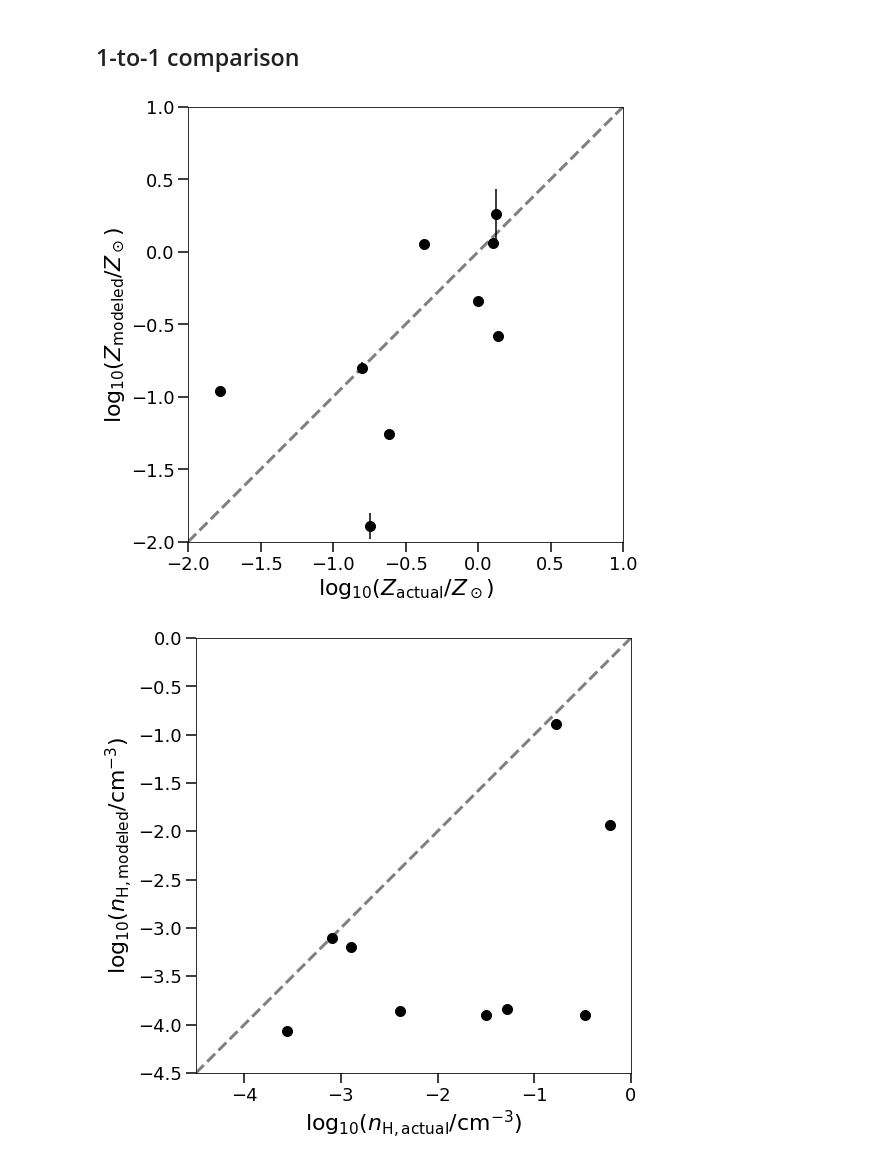
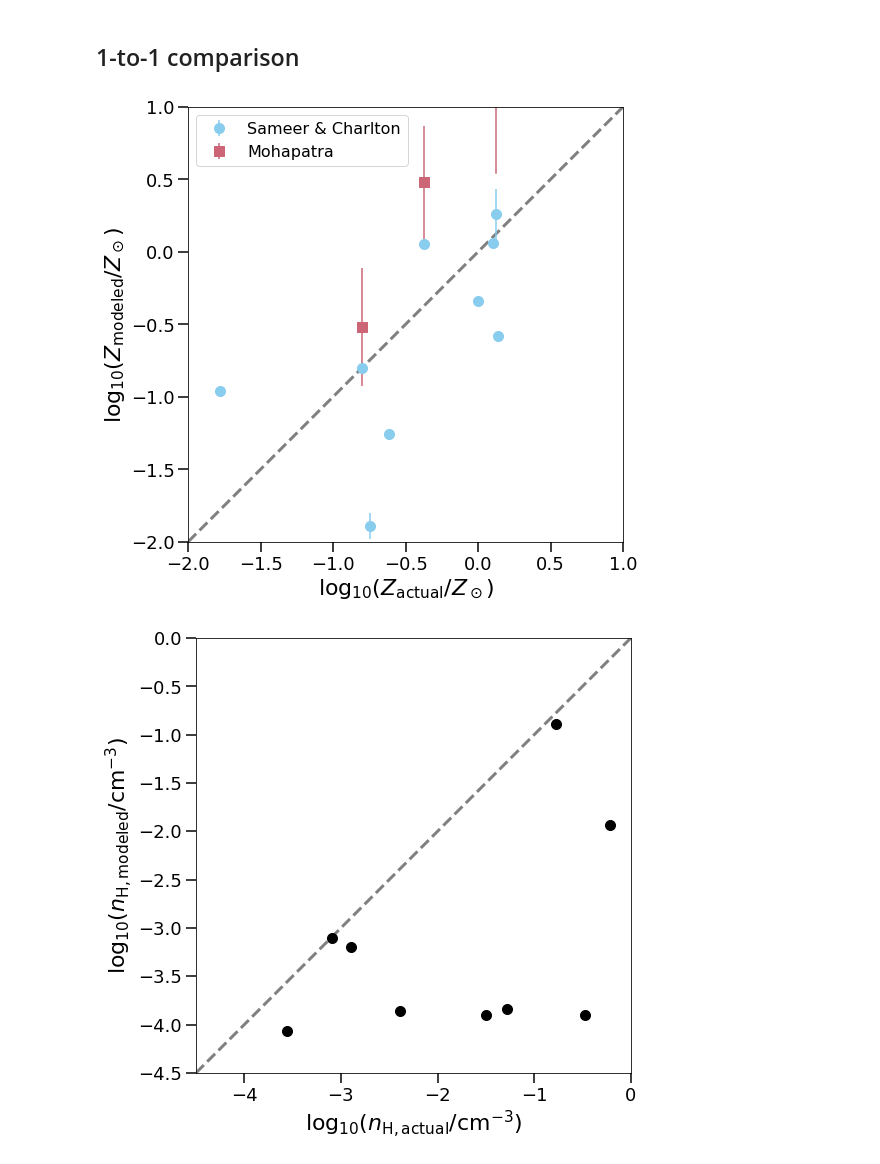
Before and after one commit to chummels/cgm_modeling_challenge, a Jupyter notebook: sample0_comparison.ipynb, the cells around one changed output. Saved outputs shown, nothing was run; the diff lists cells and outputs as text; code cells hidden in the pictures.

Commit message:
Added Abhisek Mohapatra's rough calculations.

```diff
--- a/comparsion_sameer_charlton.ipynb
+++ b/sample0_comparison.ipynb
@@ -41,6 +41,13 @@ modeled = {
 }
 # %%
 phase_diagram = verdict.Dict.from_hdf5( './data/m12i_phase_diagram_z0.25.h5' )
+# %%
+met_mohapatra = np.full( ( actual['metallicity'].size ),  np.nan,  )
+emet_mohapatra = np.full( ( actual['metallicity'].size ),  np.nan,  )
+met_mohapatra[7] = -0.52
+emet_mohapatra[7] = 0.41
+met_mohapatra[9] = 0.48
+emet_mohapatra[9] = 0.39
 # %% [markdown]
 ### Address Possible Scrambling of Sightline Inds
 # %% [markdown]
@@ -82,6 +89,8 @@ It doesn't look like there was a mixup...
 # Results
 # %% [markdown]
 ## 1-to-1 comparison
+# %%
+colormap = palettable.cartocolors.qualitative.Safe_10.mpl_colors
 # %%
 fig = plt.figure( figsize=(8,8), facecolor='w' )
 ax = plt.gca()
@@ -92,8 +101,25 @@ ax.errorbar(
     yerr = modeled['emetallicity'],
     marker = 'o',
     markersize = 10,
-    color = 'k',
+    color = colormap[0],
     linestyle = 'none',
+    label = 'Sameer & Charlton',
+)
+
+ax.errorbar(
+    np.log10( actual['metallicity'] ),
+    met_mohapatra,
+    yerr = emet_mohapatra,
+    marker = 's',
+    markersize = 10,
+    color = colormap[1],
+    linestyle = 'none',
+    label = 'Mohapatra',
+)
+ax.plot(
+    [ np.log10( actual['metallicity'] )[8], ]*2,
+    [ 0.54, 1000 ],
+    color = colormap[1],
 )
 
 # ax.errorbar(
@@ -101,34 +127,38 @@ ax.errorbar(
 #     modeled['metallicity'][model_sort_inds],
 #     yerr = modeled['emetallicity'][model_sort_inds],
 #     marker = 'o',
 #     markersize = 10,
 #     color = '0.5',
 #     linestyle = 'none',
 #     zorder = -5,
 # )
 
 ax.plot(
     [ -2, 1 ],
     [ -2, 1 ],
     color = '0.5',
     linestyle = '--',
     linewidth = 3,
     zorder = -10,
 )
 
 ax.tick_params( length=10, width=1.5, labelsize=18 )
 
 ax.set_xlabel( r'$\log_{10}( Z_{\rm actual}/Z_\odot )$', fontsize=22, )
 ax.set_ylabel( r'$\log_{10}( Z_{\rm modeled}/Z_\odot )$', fontsize=22, )
 
 ax.set_xlim( -2, 1 )
 ax.set_ylim( -2, 1 )
 
 ax.set_aspect( 'equal' )
 
+l = ax.legend(
+    prop={'size': 16 },
+)
+
 plt.savefig( './figures/sample0/Z_modeled_vs_actual.pdf', bbox_inches='tight' )
 # %% [output]
-[figure, old version]
+[figure, new version]
 # %%
 fig = plt.figure( figsize=(8,8), facecolor='w' )
 ax = plt.gca()
```
Also changed, not shown: parts of 1 cell of this notebook, 8 other files.
